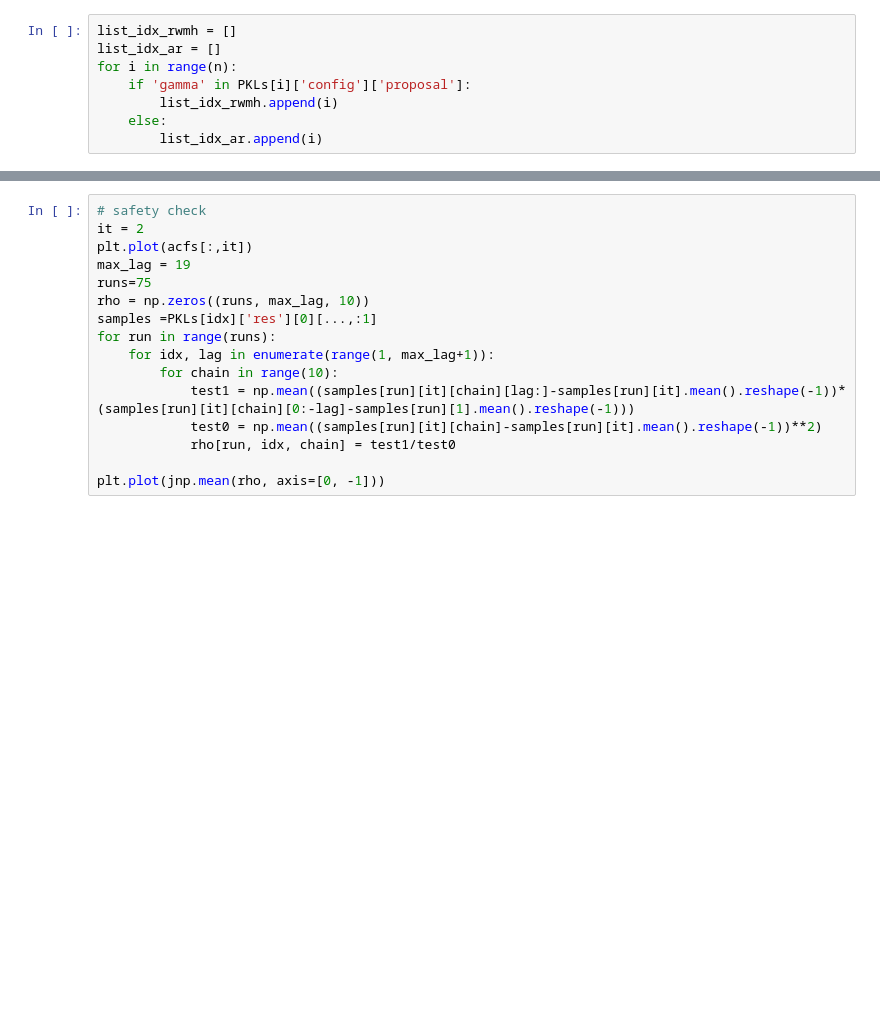
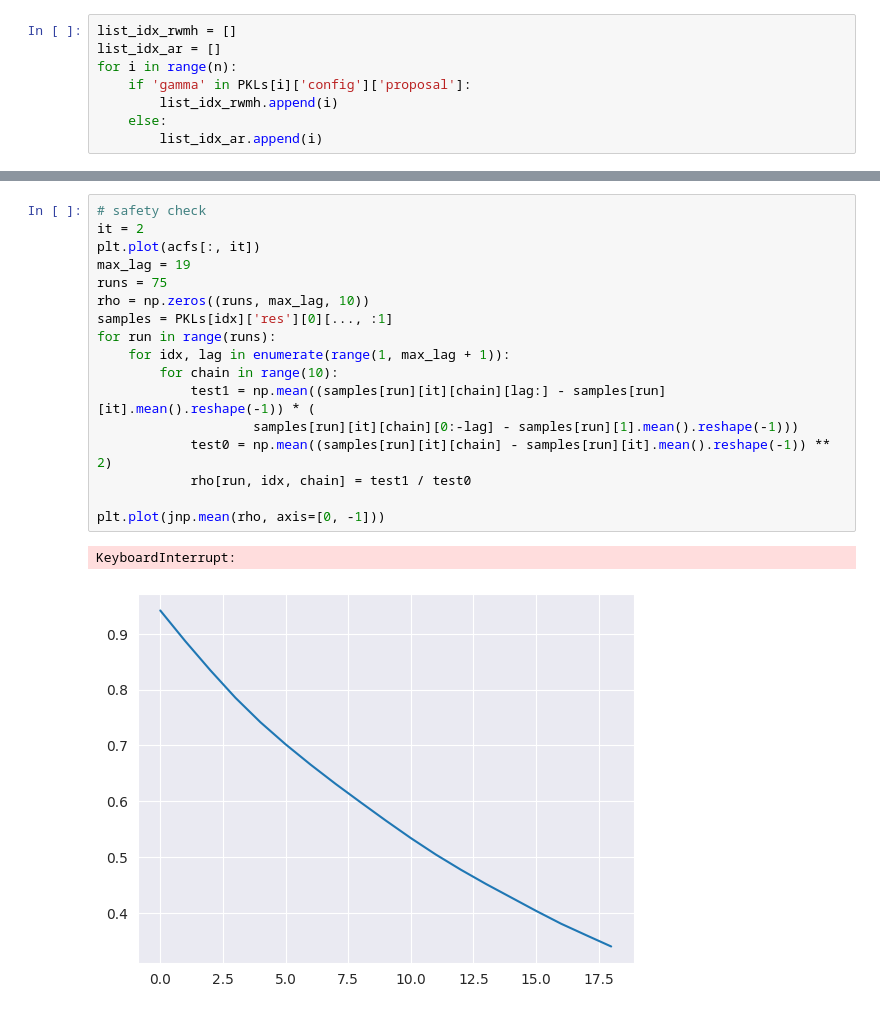
Before and after one commit to ylefay/adaptive_smc_tempering, a Jupyter notebook: adaptive_smc/experiments/acf.ipynb, the cells around one changed output, grey strips where cells are left out. Saved outputs shown, nothing was run; the diff lists cells and outputs as text; blank space fills up the shorter version.

```diff
--- a/adaptive_smc/experiments/acf.ipynb
+++ b/adaptive_smc/experiments/acf.ipynb
@@ -69,17 +50,21 @@ plt.savefig("ACF.png")
 # %%
 # safety check
 it = 2
-plt.plot(acfs[:,it])
+plt.plot(acfs[:, it])
 max_lag = 19
-runs=75
+runs = 75
 rho = np.zeros((runs, max_lag, 10))
-samples =PKLs[idx]['res'][0][...,:1]
+samples = PKLs[idx]['res'][0][..., :1]
 for run in range(runs):
-    for idx, lag in enumerate(range(1, max_lag+1)):
+    for idx, lag in enumerate(range(1, max_lag + 1)):
         for chain in range(10):
-            test1 = np.mean((samples[run][it][chain][lag:]-samples[run][it].mean().reshape(-1))*(samples[run][it][chain][0:-lag]-samples[run][1].mean().reshape(-1)))
-            test0 = np.mean((samples[run][it][chain]-samples[run][it].mean().reshape(-1))**2)
-            rho[run, idx, chain] = test1/test0
+            test1 = np.mean((samples[run][it][chain][lag:] - samples[run][it].mean().reshape(-1)) * (
+                    samples[run][it][chain][0:-lag] - samples[run][1].mean().reshape(-1)))
+            test0 = np.mean((samples[run][it][chain] - samples[run][it].mean().reshape(-1)) ** 2)
+            rho[run, idx, chain] = test1 / test0
 
 plt.plot(jnp.mean(rho, axis=[0, -1]))
+# %% [output]
+KeyboardInterrupt:
+[figure, added]
 # %%
```
Also changed, not shown: parts of 4 cells of this notebook, 28 other files.
